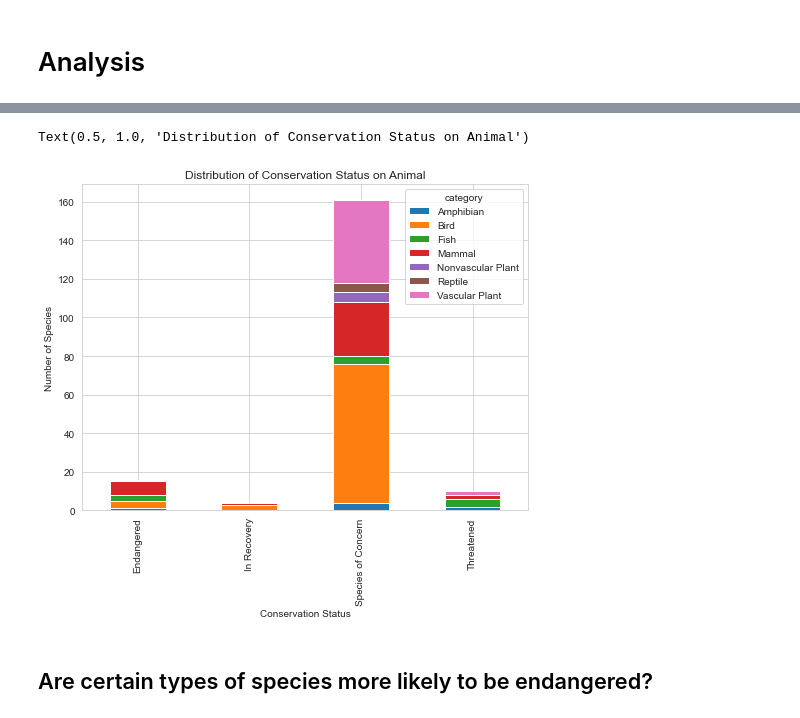
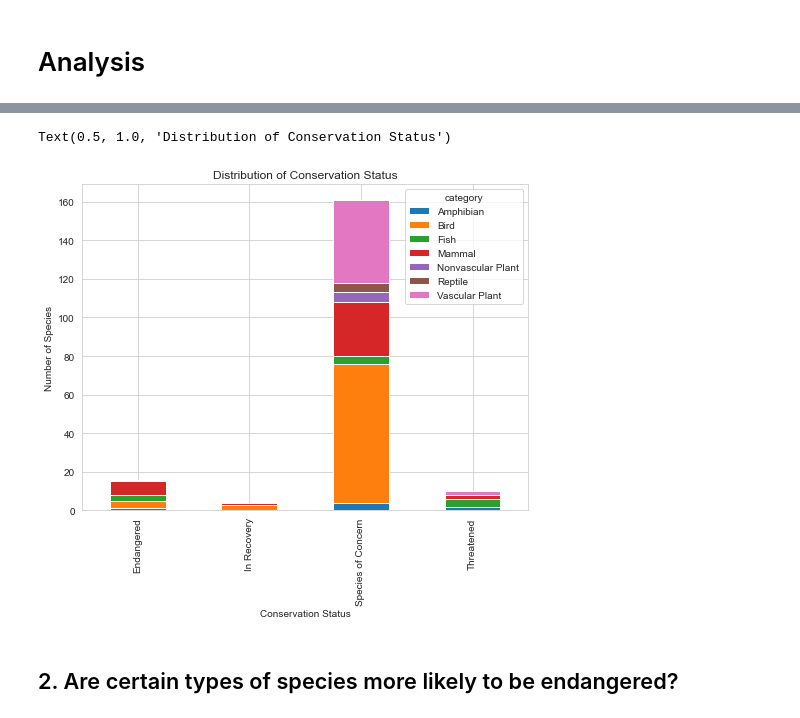
Before and after one commit to Penzragon/biodiversity, a Jupyter notebook: biodiversity.ipynb, the cells around one changed output, grey strips where cells are left out. Saved outputs shown, nothing was run; the diff lists cells and outputs as text; code cells hidden in the pictures.

```diff
--- a/biodiversity.ipynb
+++ b/biodiversity.ipynb
@@ -97,0 +128,3 @@ sns.set_style("whitegrid")
+# %%
+species.fillna('No Intervention', inplace=True)
+species.groupby('conservation_status').size()
@@ -109,0 +141,3 @@ conservationCategory.head()
+# %%
+conservationCategory = species[species.conservation_status != 'No Intervention'].groupby(['conservation_status', 'category']).scientific_name.count().unstack()
+conservationCategory
@@ -110,10 +151,10 @@ conservationCategory.head()
 # %%
 ax = conservationCategory.plot(kind='bar', stacked=True, figsize=(8,6))
 ax.set_xlabel('Conservation Status')
 ax.set_ylabel('Number of Species')
-ax.set_title('Distribution of Conservation Status on Animal')
+ax.set_title('Distribution of Conservation Status')
 # %% [output]
-Text(0.5, 1.0, 'Distribution of Conservation Status on Animal')
+Text(0.5, 1.0, 'Distribution of Conservation Status')
-[figure, old version]
+[figure, new version]
 # %% [markdown]
-## Are certain types of species more likely to be endangered?
+## 2. Are certain types of species more likely to be endangered?
```
Also changed, not shown: parts of 46 cells of this notebook.
